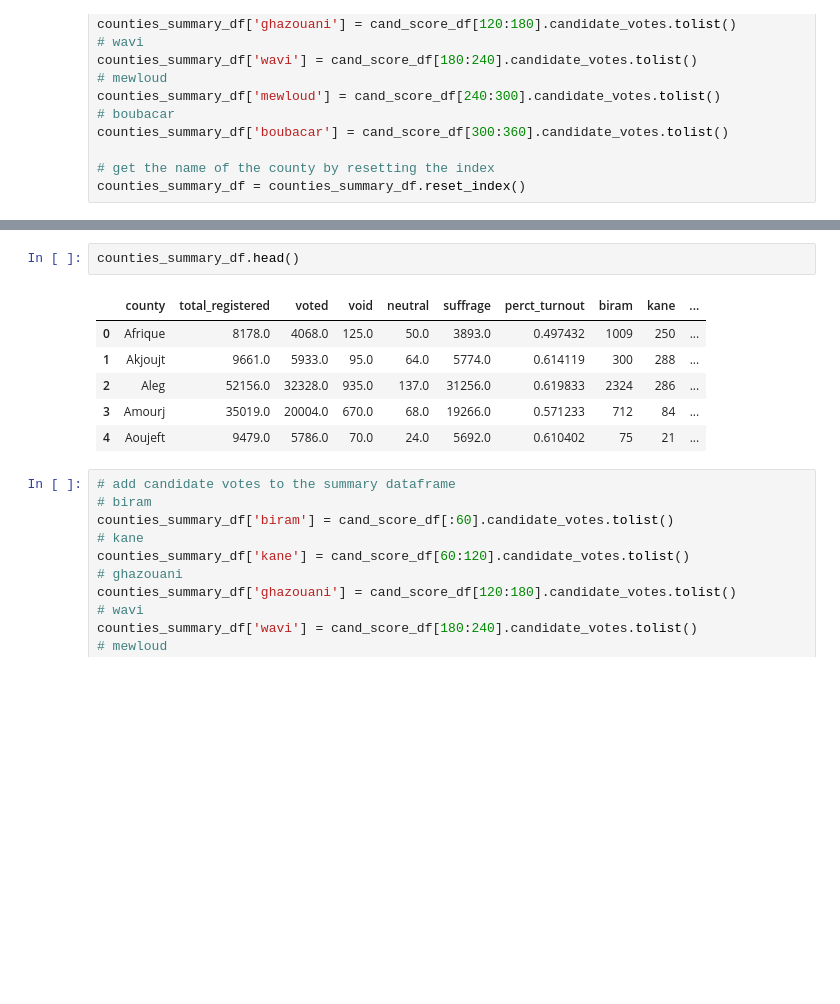
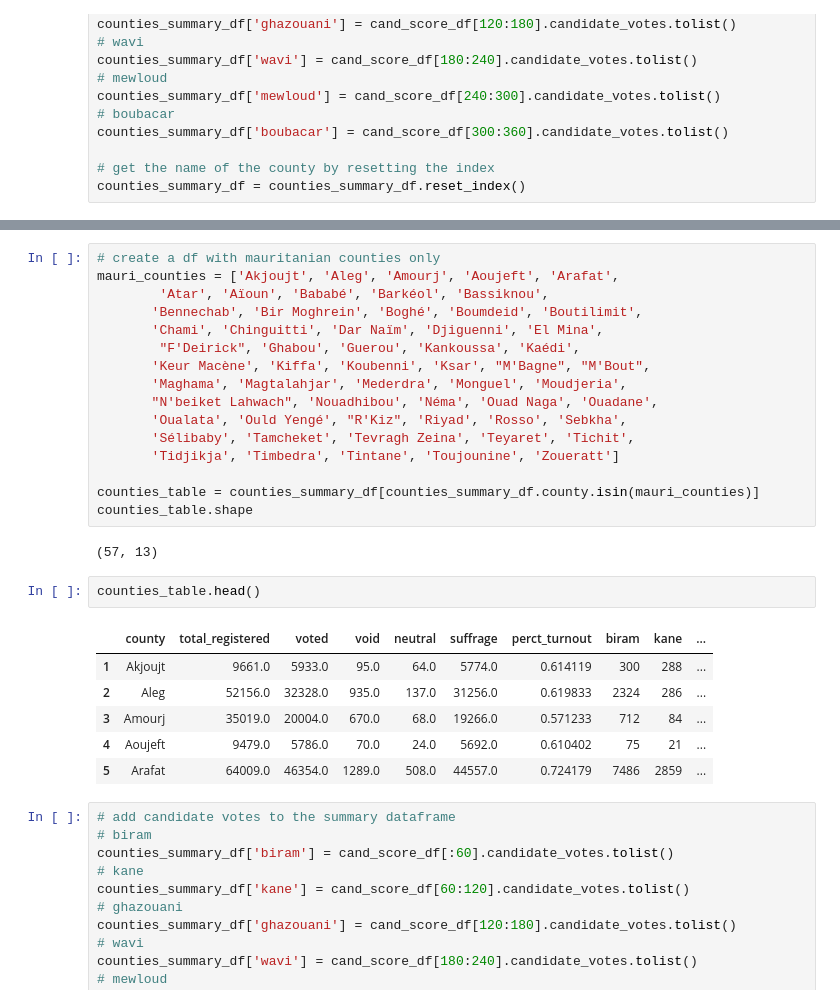
Before and after one commit to Mauritycs/2019_Election_Results, a Jupyter notebook: Notebooks/mainCleanUp.ipynb, the cells around one changed output, grey strips where cells are left out. Saved outputs shown, nothing was run; the diff lists cells and outputs as text; blank space fills up the shorter version.

```diff
--- a/Notebooks/mainCleanUp.ipynb
+++ b/Notebooks/mainCleanUp.ipynb
@@ -255,12 +270,30 @@ cand_score_df.head()
+# %%
+# create a df with mauritanian counties only
+mauri_counties = ['Akjoujt', 'Aleg', 'Amourj', 'Aoujeft', 'Arafat',
+        'Atar', 'Aïoun', 'Bababé', 'Barkéol', 'Bassiknou',
+       'Bennechab', 'Bir Moghrein', 'Boghé', 'Boumdeid', 'Boutilimit',
+       'Chami', 'Chinguitti', 'Dar Naïm', 'Djiguenni', 'El Mina',
+        "F'Deirick", 'Ghabou', 'Guerou', 'Kankoussa', 'Kaédi',
+       'Keur Macène', 'Kiffa', 'Koubenni', 'Ksar', "M'Bagne", "M'Bout",
+       'Maghama', 'Magtalahjar', 'Mederdra', 'Monguel', 'Moudjeria',
+       "N'beiket Lahwach", 'Nouadhibou', 'Néma', 'Ouad Naga', 'Ouadane',
+       'Oualata', 'Ould Yengé', "R'Kiz", 'Riyad', 'Rosso', 'Sebkha',
+       'Sélibaby', 'Tamcheket', 'Tevragh Zeina', 'Teyaret', 'Tichit',
+       'Tidjikja', 'Timbedra', 'Tintane', 'Toujounine', 'Zoueratt']
+
+counties_table = counties_summary_df[counties_summary_df.county.isin(mauri_counties)]
+counties_table.shape
+# %% [output]
+(57, 13)
 # %%
-counties_summary_df.head()
+counties_table.head()
 # %% [output]
 |  | county | total_registered | voted | void | neutral | suffrage | perct_turnout | biram | kane | ... |
-| 0 | Afrique | 8178.0 | 4068.0 | 125.0 | 50.0 | 3893.0 | 0.497432 | 1009 | 250 | ... |
 | 1 | Akjoujt | 9661.0 | 5933.0 | 95.0 | 64.0 | 5774.0 | 0.614119 | 300 | 288 | ... |
 | 2 | Aleg | 52156.0 | 32328.0 | 935.0 | 137.0 | 31256.0 | 0.619833 | 2324 | 286 | ... |
 | 3 | Amourj | 35019.0 | 20004.0 | 670.0 | 68.0 | 19266.0 | 0.571233 | 712 | 84 | ... |
 | 4 | Aoujeft | 9479.0 | 5786.0 | 70.0 | 24.0 | 5692.0 | 0.610402 | 75 | 21 | ... |
+| 5 | Arafat | 64009.0 | 46354.0 | 1289.0 | 508.0 | 44557.0 | 0.724179 | 7486 | 2859 | ... |
 # %%
 # add candidate votes to the summary dataframe
 # biram
```
Also changed, not shown: parts of 2 cells of this notebook.
